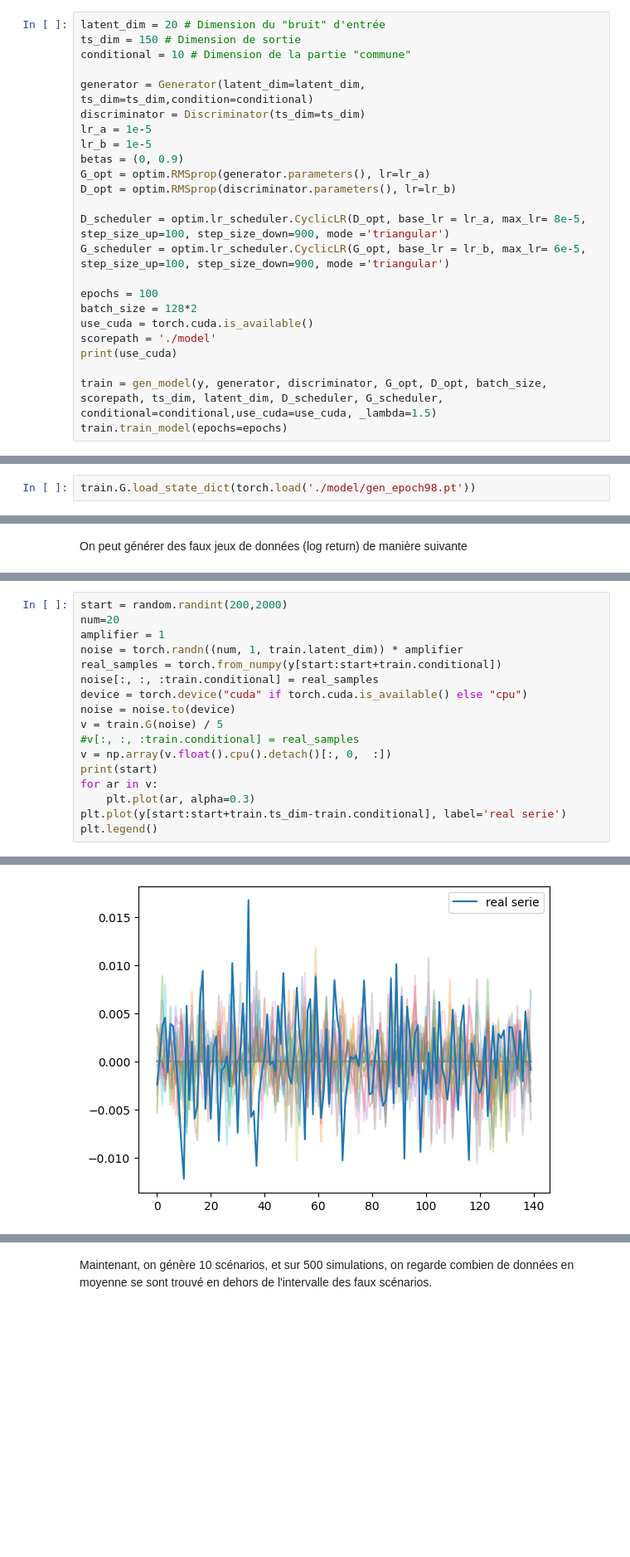
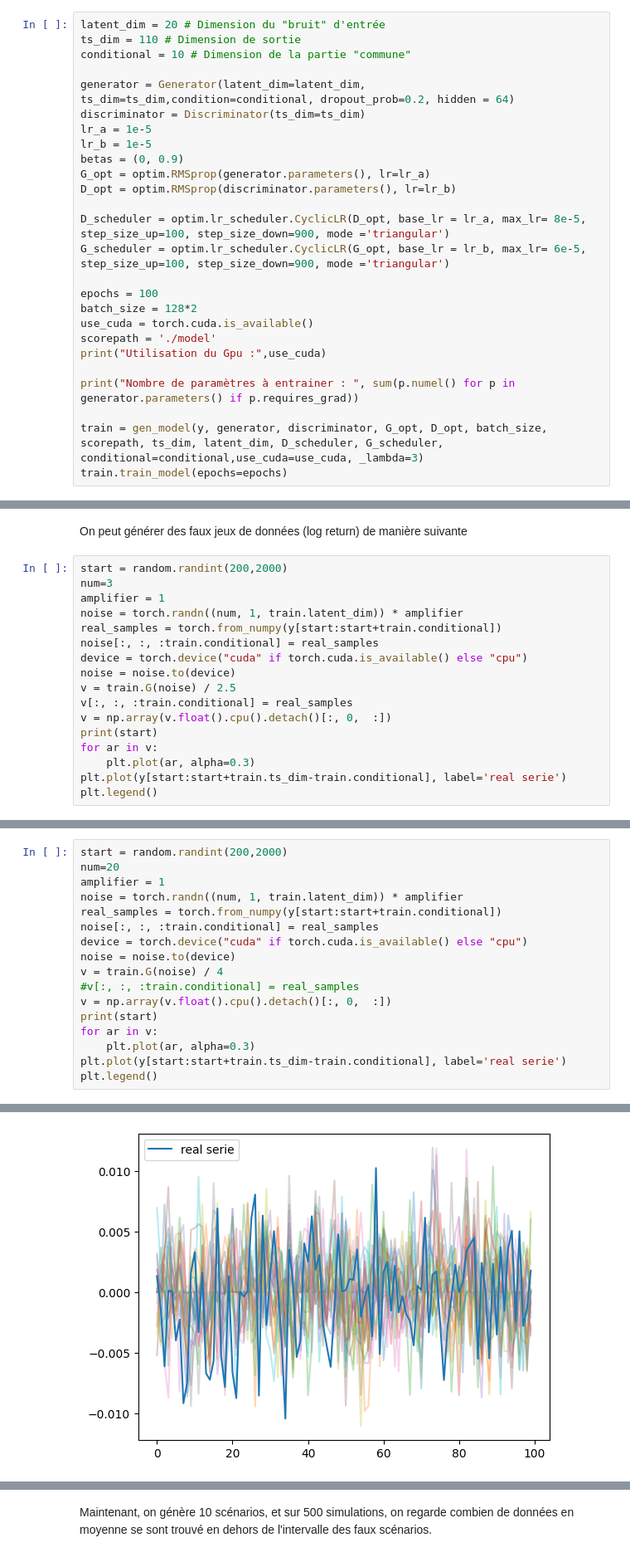
Before and after one commit to QMoayedpour/statapp-hsbc, a Jupyter notebook: gan_cnn.ipynb, the cells around one changed output, grey strips where cells are left out. Shown at 83% size. Saved outputs shown, nothing was run; the diff lists cells and outputs as text; blank space fills up the shorter version.

```diff
--- a/gan_cnn.ipynb
+++ b/gan_cnn.ipynb
@@ -45,10 +45,10 @@ où:
 * $\lambda$ est un paramètre pour contrôler l'importance relative qu'on porte sur la moyenne ou la variance (défaut à 1.5)
 # %%
 latent_dim = 20 # Dimension du "bruit" d'entrée
-ts_dim = 150 # Dimension de sortie
+ts_dim = 110 # Dimension de sortie
 conditional = 10 # Dimension de la partie "commune"
 
-generator = Generator(latent_dim=latent_dim, ts_dim=ts_dim,condition=conditional)
+generator = Generator(latent_dim=latent_dim, ts_dim=ts_dim,condition=conditional, dropout_prob=0.2, hidden = 64)
 discriminator = Discriminator(ts_dim=ts_dim)
 lr_a = 1e-5
 lr_b = 1e-5
@@ -63,8 +63,10 @@ epochs = 100
 batch_size = 128*2
 use_cuda = torch.cuda.is_available()
 scorepath = './model'
-print(use_cuda)
+print("Utilisation du Gpu :",use_cuda)
 
-train = gen_model(y, generator, discriminator, G_opt, D_opt, batch_size, scorepath, ts_dim, latent_dim, D_scheduler, G_scheduler, conditional=conditional,use_cuda=use_cuda, _lambda=1.5)
+print("Nombre de paramètres à entrainer : ", sum(p.numel() for p in generator.parameters() if p.requires_grad))
+
+train = gen_model(y, generator, discriminator, G_opt, D_opt, batch_size, scorepath, ts_dim, latent_dim, D_scheduler, G_scheduler, conditional=conditional,use_cuda=use_cuda, _lambda=3)
 train.train_model(epochs=epochs)
 # %% [output]
@@ -72,2 +74,0 @@ False
-# %%
-train.G.load_state_dict(torch.load('./model/gen_epoch98.pt'))
@@ -89,3 +88,20 @@ où $\hat{r}_i$ est le i-ème log return généré
 from utils.network import generate_fake_scenario, evaluate_fake_scenario
 # %% [markdown]
 On peut générer des faux jeux de données (log return) de manière suivante
+# %%
+start = random.randint(200,2000)
+num=3
+amplifier = 1
+noise = torch.randn((num, 1, train.latent_dim)) * amplifier
+real_samples = torch.from_numpy(y[start:start+train.conditional])
+noise[:, :, :train.conditional] = real_samples
+device = torch.device("cuda" if torch.cuda.is_available() else "cpu")
+noise = noise.to(device)
+v = train.G(noise) / 2.5
+v[:, :, :train.conditional] = real_samples
+v = np.array(v.float().cpu().detach()[:, 0,  :])
+print(start)
+for ar in v:
+    plt.plot(ar, alpha=0.3)
+plt.plot(y[start:start+train.ts_dim-train.conditional], label='real serie')
+plt.legend()
@@ -98,7 +133,7 @@ real_samples = torch.from_numpy(y[start:start+train.conditional])
 noise[:, :, :train.conditional] = real_samples
 device = torch.device("cuda" if torch.cuda.is_available() else "cpu")
 noise = noise.to(device)
-v = train.G(noise) / 5
+v = train.G(noise) / 4
 #v[:, :, :train.conditional] = real_samples
 v = np.array(v.float().cpu().detach()[:, 0,  :])
 print(start)
@@ -111,2 +146,2 @@ plt.legend()
 <matplotlib.legend.Legend at 0x...>
-[figure, old version]
+[figure, new version]
```
Also changed, not shown: parts of 17 cells of this notebook, 2 other files.
